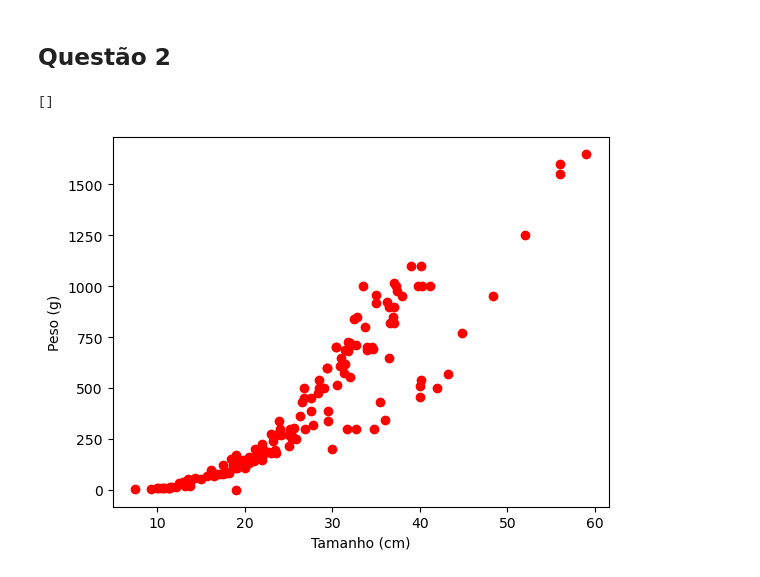
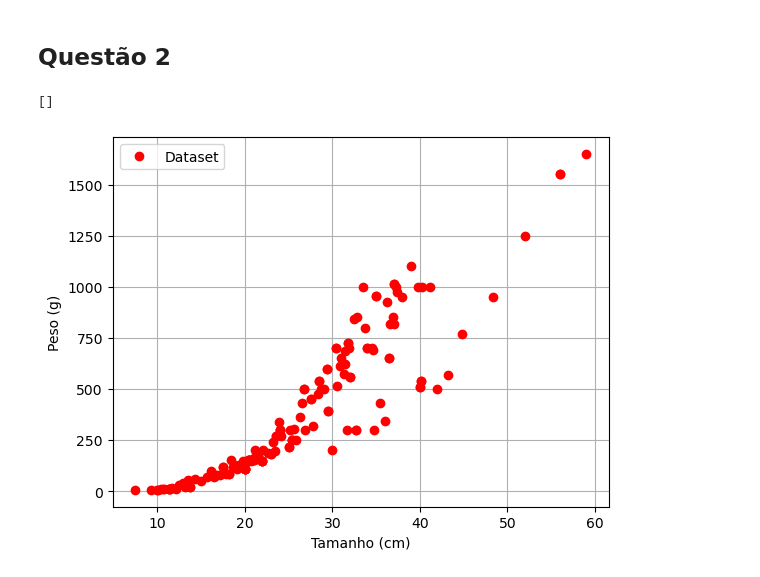
Before and after one commit to HenriqueTogo/machine-learning, a Jupyter notebook: Lista02/lista_02_231111280.ipynb, the cells around one changed output. Saved outputs shown, nothing was run; the diff lists cells and outputs as text; code cells hidden in the pictures.

```diff
--- a/Lista02/lista_02_231111280.ipynb
+++ b/Lista02/lista_02_231111280.ipynb
@@ -83,13 +83,27 @@ plt.show()
 # %%
 data = np.loadtxt('Fish.csv', delimiter=',', dtype=str)
 weight, size = data[1:, 1], data[1:, 2]
 weight = np.float64(weight)
 size = np.float64(size)
 
-plt.plot(size, weight, 'ro')
+map_size_weight = {}
+
+for i in range(len(weight)):
+    map_size_weight[size[i]] = weight[i]
+
+size_ordered = sorted(size)
+weight_ordered = []
+
+for i in range(len(weight)):
+    weight_ordered.append(map_size_weight[size_ordered[i]])
+weight_ordered = np.array(weight_ordered)
+
+plt.plot(size_ordered, weight_ordered, 'ro')
 plt.xlabel('Tamanho (cm)')
 plt.ylabel('Peso (g)')
+plt.grid('on')
+plt.legend(['Dataset'])
 plt.plot()
 # %% [output]
 []
-[figure, old version]
+[figure, new version]
```
Also changed, not shown: parts of 3 cells of this notebook.
